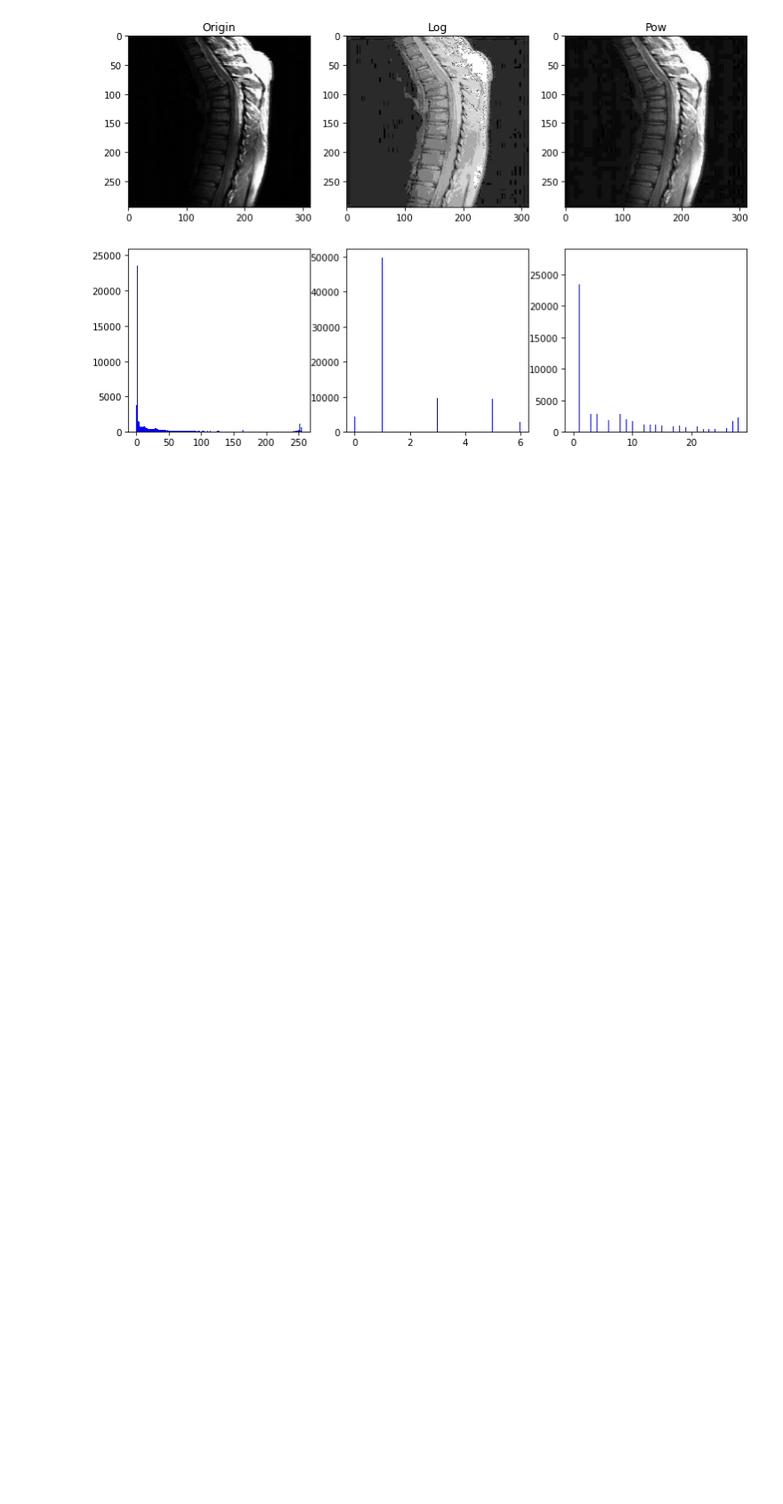
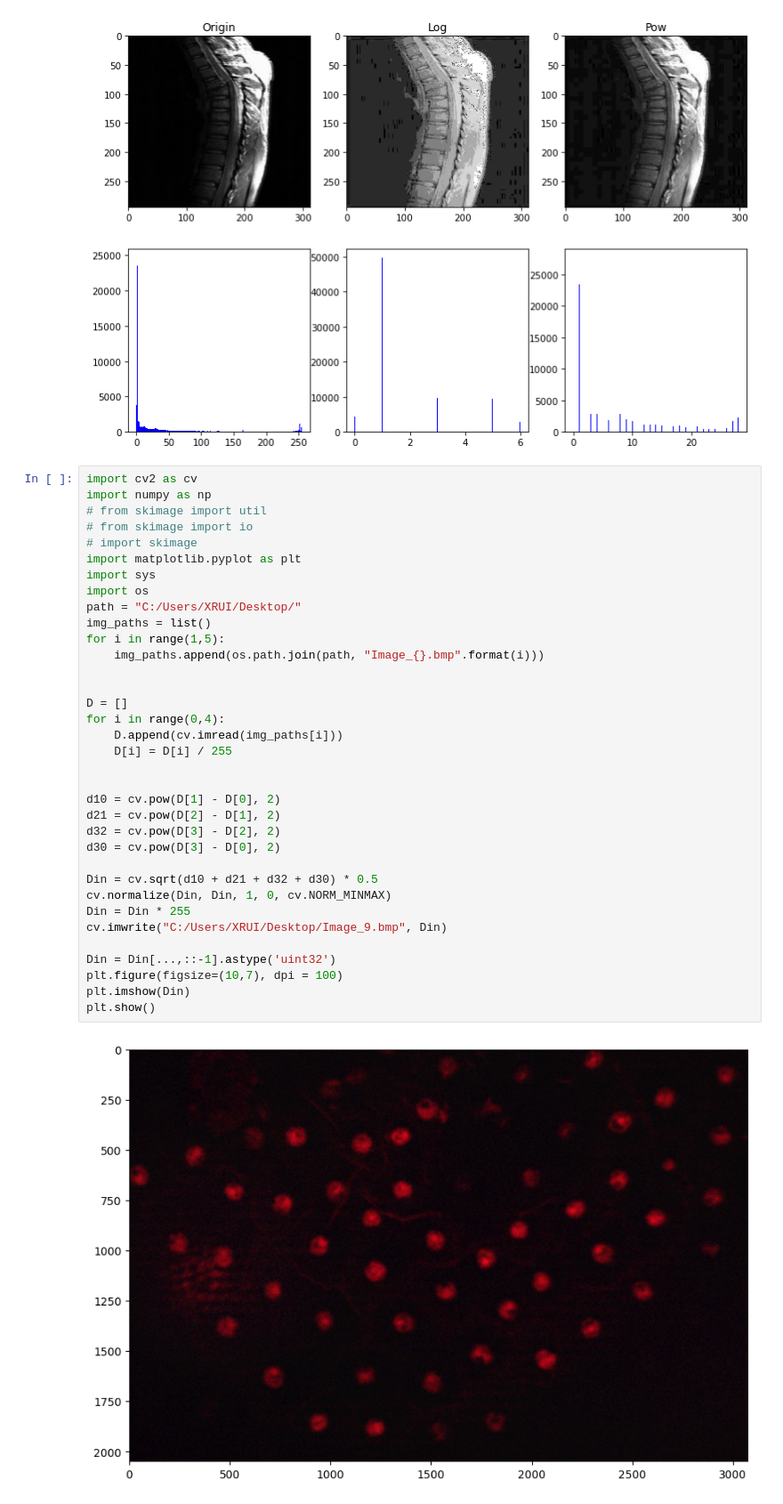
Before and after one commit to pistt/Python-Exercise, a Jupyter notebook: 图象linear,pow,log变换.ipynb, the cells around one changed output. Shown at 89% size. Cells and saved outputs as stored; diff of their text form; blank space fills up the shorter version.

```diff
--- a/图象linear,pow,log变换.ipynb
+++ b/图象linear,pow,log变换.ipynb
@@ -117,3 +117,40 @@ plt.hist(img3_pow.flatten(), bins = 255, color = 'b')
 plt.show()
 # %% [output]
 [figure]
+# %%
+import cv2 as cv
+import numpy as np
+# from skimage import util
+# from skimage import io
+# import skimage
+import matplotlib.pyplot as plt
+import sys
+import os
+path = "C:/Users/XRUI/Desktop/"
+img_paths = list()
+for i in range(1,5):
+    img_paths.append(os.path.join(path, "Image_{}.bmp".format(i)))
+
+
+D = []
+for i in range(0,4):
+    D.append(cv.imread(img_paths[i]))
+    D[i] = D[i] / 255
+
+
+d10 = cv.pow(D[1] - D[0], 2)
+d21 = cv.pow(D[2] - D[1], 2)
+d32 = cv.pow(D[3] - D[2], 2)
+d30 = cv.pow(D[3] - D[0], 2)
+
+Din = cv.sqrt(d10 + d21 + d32 + d30) * 0.5
+cv.normalize(Din, Din, 1, 0, cv.NORM_MINMAX)
+Din = Din * 255
+cv.imwrite("C:/Users/XRUI/Desktop/Image_9.bmp", Din)
+
+Din = Din[...,::-1].astype('uint32')
+plt.figure(figsize=(10,7), dpi = 100)
+plt.imshow(Din)
+plt.show()
+# %% [output]
+[figure, added]
```
Also changed, not shown: 1 other file.
